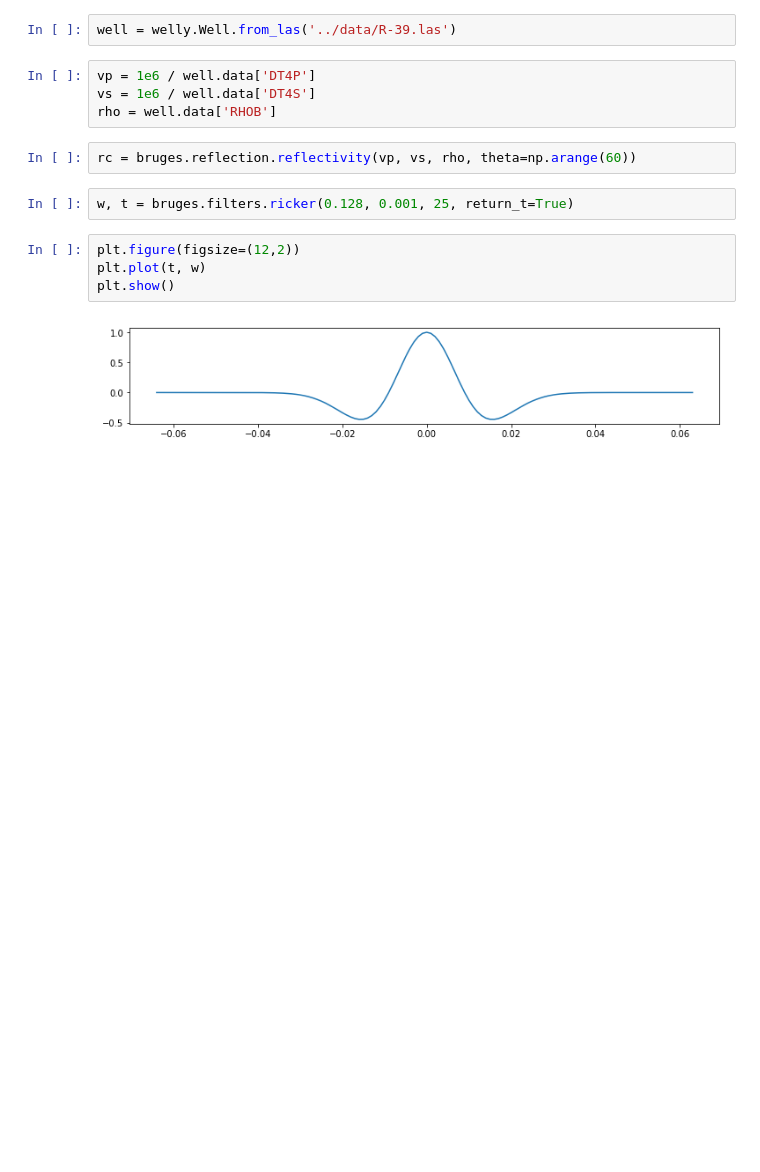
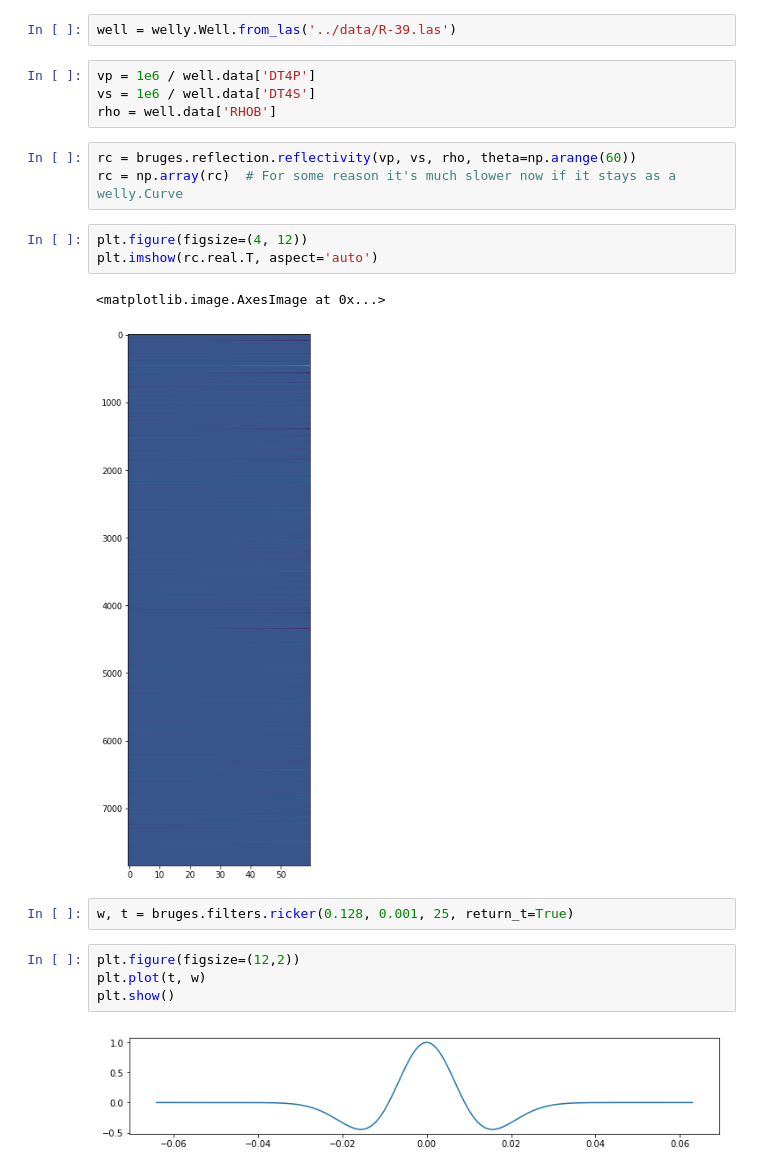
Before and after one commit to agilescientific/in-bruges, a Jupyter notebook: notebooks/n-dimensional_convolution.ipynb, the cells around one changed output. Saved outputs shown, nothing was run; the diff lists cells and outputs as text; blank space fills up the shorter version.

```diff
--- a/notebooks/n-dimensional_convolution.ipynb
+++ b/notebooks/n-dimensional_convolution.ipynb
@@ -14,6 +16,13 @@ vs = 1e6 / well.data['DT4S']
 rho = well.data['RHOB']
 # %%
 rc = bruges.reflection.reflectivity(vp, vs, rho, theta=np.arange(60))
+rc = np.array(rc)  # For some reason it's much slower now if it stays as a welly.Curve
+# %%
+plt.figure(figsize=(4, 12))
+plt.imshow(rc.real.T, aspect='auto')
+# %% [output]
+<matplotlib.image.AxesImage at 0x...>
+[figure, added]
 # %%
 w, t = bruges.filters.ricker(0.128, 0.001, 25, return_t=True)
 # %%
```
Also changed, not shown: parts of 115 cells of this notebook, 3 other files.
